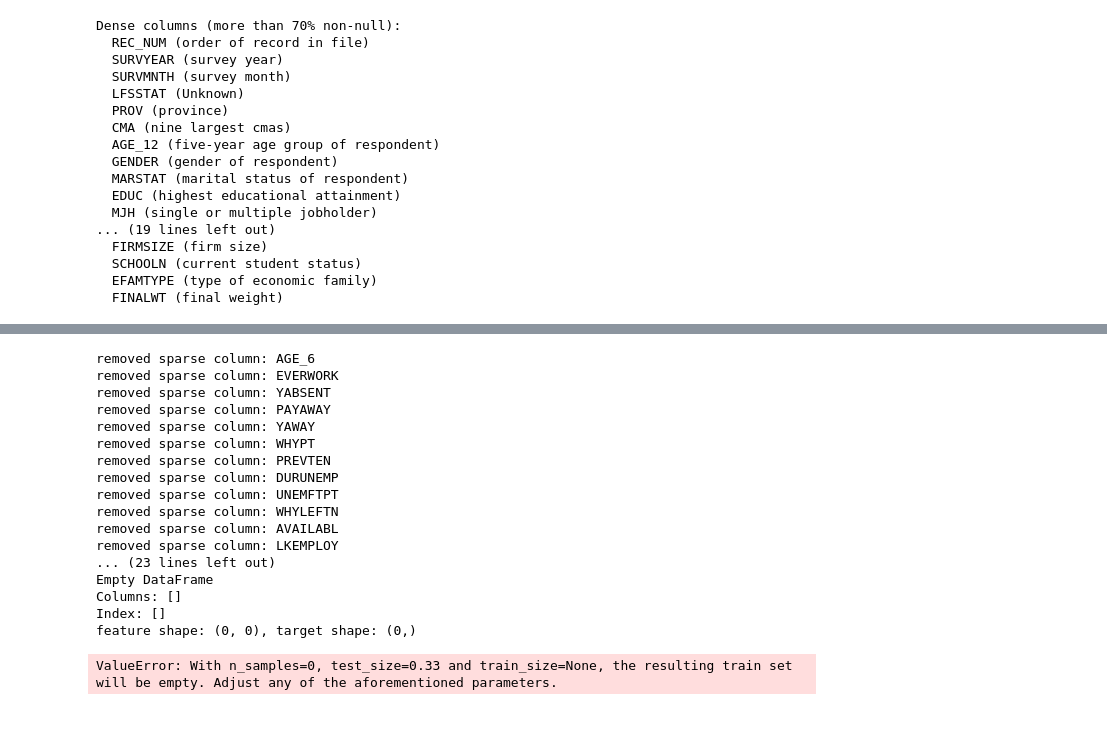
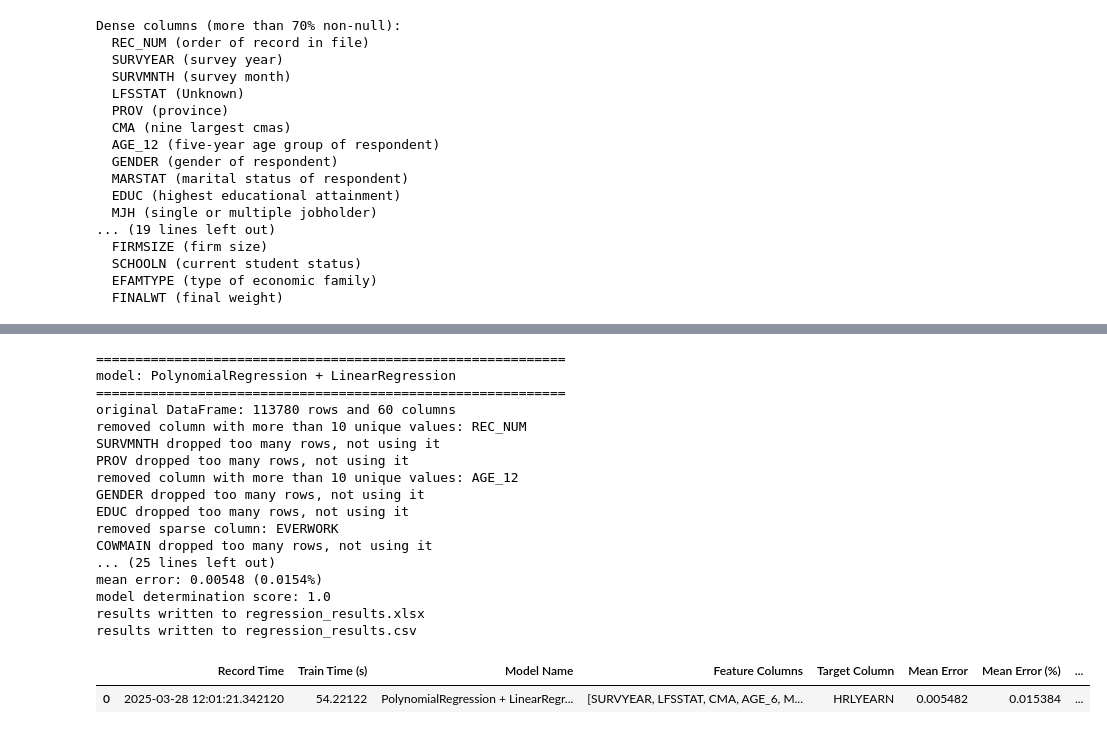
Before and after one commit to XiaochenCui/ai-homework, a Jupyter notebook: src/notebook.ipynb, the cells around one changed output, grey strips where cells are left out. Cells and saved outputs as stored; diff of their text form; code cells hidden in the pictures.

```diff
--- a/src/notebook.ipynb
+++ b/src/notebook.ipynb
@@ -701,40 +808,27 @@ model determination score: 0.395
-# %%
-# train on all columns
-features = column_names
-
-# remove sparse columns
-for col in features:
-    if col not in dense_column_names:
-        features.remove(col)
-        print(f"removed sparse column: {col}")
-
-# remove columns with more than 10 unique values
-for col in features:
-    if len(wage_df[col].unique()) > 10:
-        features.remove(col)
-        print(f"removed column with more than 10 unique values: {col}")
-
-print(f"remaining columns: {features}")
-
-regression_categorical(
-    model, "PolynomialRegression + LinearRegression", wage_df, features, "HRLYEARN"
-)
-# %% [output]
-removed sparse column: AGE_6
-removed sparse column: EVERWORK
-removed sparse column: YABSENT
-removed sparse column: PAYAWAY
-removed sparse column: YAWAY
-removed sparse column: WHYPT
-removed sparse column: PREVTEN
-removed sparse column: DURUNEMP
-removed sparse column: UNEMFTPT
-removed sparse column: WHYLEFTN
-removed sparse column: AVAILABL
-removed sparse column: LKEMPLOY
-... (23 lines left out)
-Empty DataFrame
-Columns: []
-Index: []
-feature shape: (0, 0), target shape: (0,)
-ValueError: With n_samples=0, test_size=0.33 and train_size=None, the resulting train set will be empty. Adjust any of the aforementioned parameters.
+# %%
+# train on all columns
+model = make_pipeline(PolynomialFeatures(2), LinearRegression())
+features = column_names
+regression_categorical_sparse(
+    model, "PolynomialRegression + LinearRegression", wage_df, features, "HRLYEARN"
+)
+# %% [output]
+============================================================
+model: PolynomialRegression + LinearRegression
+============================================================
+original DataFrame: 113780 rows and 60 columns
+removed column with more than 10 unique values: REC_NUM
+SURVMNTH dropped too many rows, not using it
+PROV dropped too many rows, not using it
+removed column with more than 10 unique values: AGE_12
+GENDER dropped too many rows, not using it
+EDUC dropped too many rows, not using it
+removed sparse column: EVERWORK
+COWMAIN dropped too many rows, not using it
+... (25 lines left out)
+mean error: 0.00548 (0.0154%)
+model determination score: 1.0
+results written to regression_results.xlsx
+results written to regression_results.csv
+|  | Record Time | Train Time (s) | Model Name | Feature Columns | Target Column | Mean Error | Mean Error (%) | ... |
+| 0 | 2025-03-28 12:01:21.342120 | 54.22122 | PolynomialRegression + LinearRegr... | [SURVYEAR, LFSSTAT, CMA, AGE_6, M... | HRLYEARN | 0.005482 | 0.015384 | ... |
```
Also changed, not shown: parts of 9 cells of this notebook, 2 other files.
